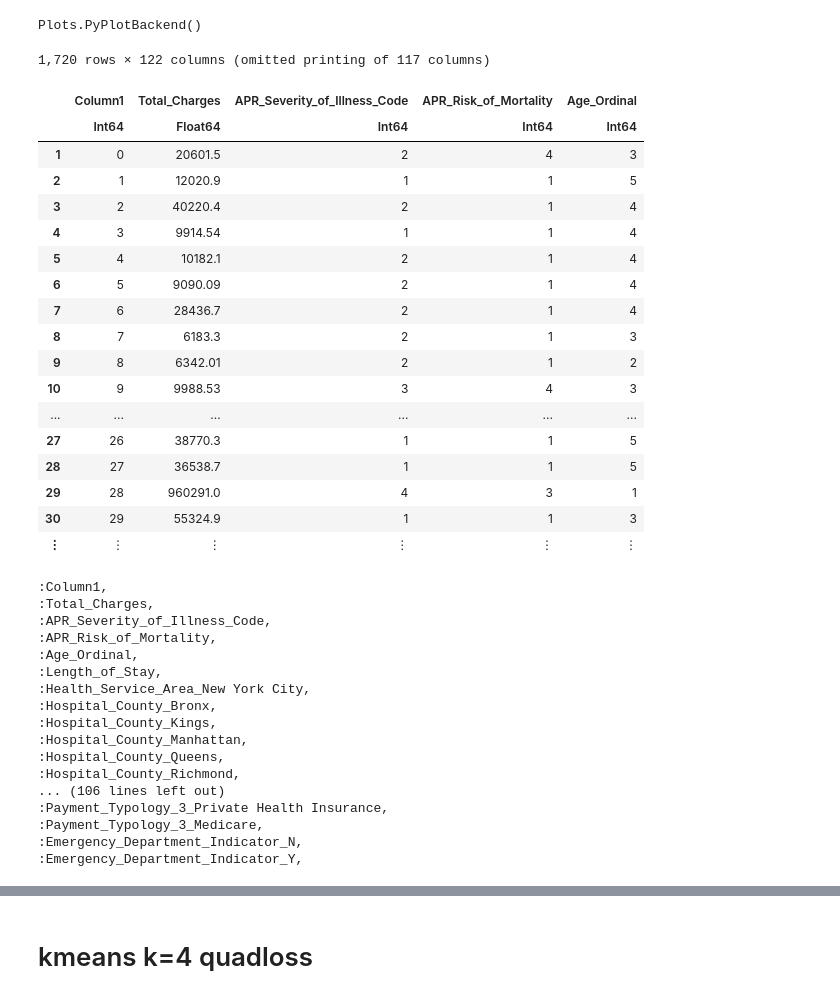
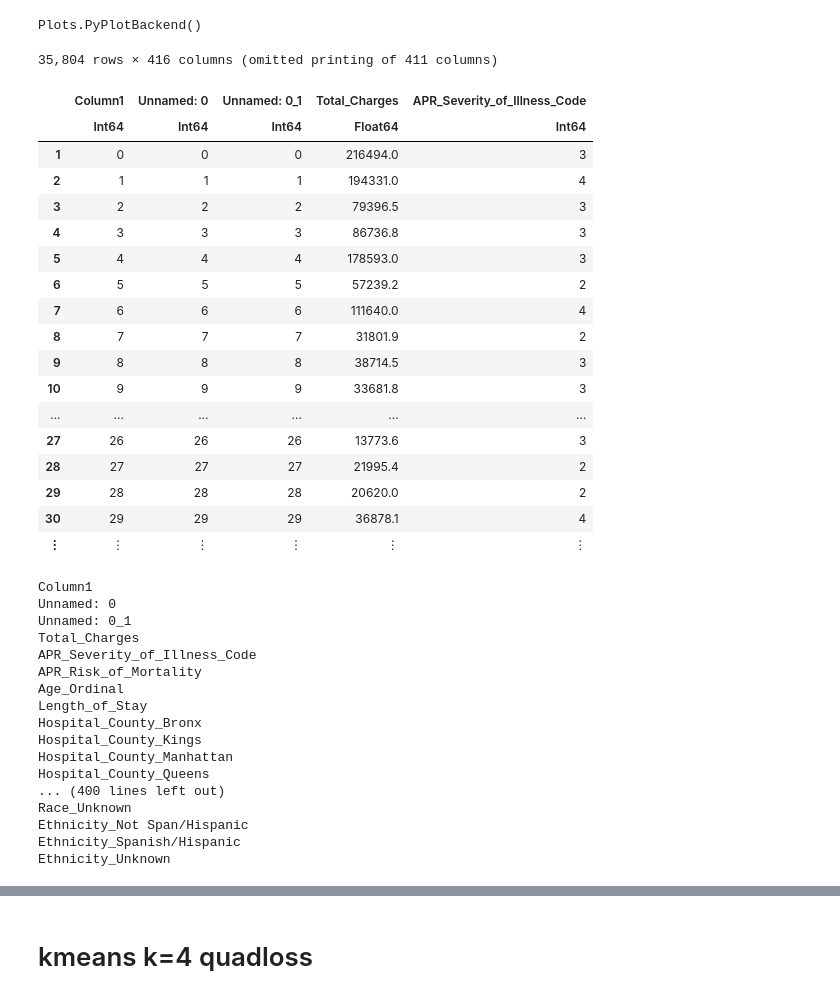
Before and after one commit to kathy908000/Population-Segmentation-For-Health-System-Management, a Jupyter notebook: code/cancer_glrm.ipynb, the cells around one changed output, grey strips where cells are left out. Cells and saved outputs as stored; diff of their text form; code cells hidden in the pictures.

Commit message:
cancer glrm 15000 rows

```diff
--- a/code/cancer_glrm.ipynb
+++ b/code/cancer_glrm.ipynb
@@ -24,47 +24,49 @@ pyplot()
 Plots.PyPlotBackend()
 # %%
 df2 = CSV.read("../data/NYC_SPARCS_cancer.csv")
-df = CSV.read("../data/SPARCS_cancer_binary.csv")
-dfk = CSV.read("../data/SPARCS_kidney_cancer_binary.csv")
+#df = CSV.read("../data/SPARCS_cancer_binary.csv")
+#dfk = CSV.read("../data/SPARCS_kidney_cancer_binary.csv")
+dffin = CSV.read("../data/cancer_binary_fin2.csv")
 # %% [output]
-1,720 rows × 122 columns (omitted printing of 117 columns)
+35,804 rows × 416 columns (omitted printing of 411 columns)
-|  | Column1 | Total_Charges | APR_Severity_of_Illness_Code | APR_Risk_of_Mortality | Age_Ordinal |
-|  | Int64 | Float64 | Int64 | Int64 | Int64 |
-| 1 | 0 | 20601.5 | 2 | 4 | 3 |
-| 2 | 1 | 12020.9 | 1 | 1 | 5 |
-| 3 | 2 | 40220.4 | 2 | 1 | 4 |
-| 4 | 3 | 9914.54 | 1 | 1 | 4 |
-| 5 | 4 | 10182.1 | 2 | 1 | 4 |
-| 6 | 5 | 9090.09 | 2 | 1 | 4 |
-| 7 | 6 | 28436.7 | 2 | 1 | 4 |
-| 8 | 7 | 6183.3 | 2 | 1 | 3 |
-| 9 | 8 | 6342.01 | 2 | 1 | 2 |
-| 10 | 9 | 9988.53 | 3 | 4 | 3 |
+|  | Column1 | Unnamed: 0 | Unnamed: 0_1 | Total_Charges | APR_Severity_of_Illness_Code |
+|  | Int64 | Int64 | Int64 | Float64 | Int64 |
+| 1 | 0 | 0 | 0 | 216494.0 | 3 |
+| 2 | 1 | 1 | 1 | 194331.0 | 4 |
+| 3 | 2 | 2 | 2 | 79396.5 | 3 |
+| 4 | 3 | 3 | 3 | 86736.8 | 3 |
+| 5 | 4 | 4 | 4 | 178593.0 | 3 |
+| 6 | 5 | 5 | 5 | 57239.2 | 2 |
+| 7 | 6 | 6 | 6 | 111640.0 | 4 |
+| 8 | 7 | 7 | 7 | 31801.9 | 2 |
+| 9 | 8 | 8 | 8 | 38714.5 | 3 |
+| 10 | 9 | 9 | 9 | 33681.8 | 3 |
 | ... | ... | ... | ... | ... | ... |
-| 27 | 26 | 38770.3 | 1 | 1 | 5 |
-| 28 | 27 | 36538.7 | 1 | 1 | 5 |
-| 29 | 28 | 960291.0 | 4 | 3 | 1 |
-| 30 | 29 | 55324.9 | 1 | 1 | 3 |
+| 27 | 26 | 26 | 26 | 13773.6 | 3 |
+| 28 | 27 | 27 | 27 | 21995.4 | 2 |
+| 29 | 28 | 28 | 28 | 20620.0 | 2 |
+| 30 | 29 | 29 | 29 | 36878.1 | 4 |
 | ⋮ | ⋮ | ⋮ | ⋮ | ⋮ | ⋮ |
 # %%
-for name in names(dfk)
-    println(":", name, ", ")
+for name in names(dffin)
+    println(name)
 end
+#replace("GFG is a CS portal.", "CS" => "Computer Science")
 # %% [output]
-:Column1,
-:Total_Charges,
-:APR_Severity_of_Illness_Code,
-:APR_Risk_of_Mortality,
-:Age_Ordinal,
-:Length_of_Stay,
-:Health_Service_Area_New York City,
-:Hospital_County_Bronx,
-:Hospital_County_Kings,
-:Hospital_County_Manhattan,
-:Hospital_County_Queens,
-:Hospital_County_Richmond,
-... (106 lines left out)
-:Payment_Typology_3_Private Health Insurance,
-:Payment_Typology_3_Medicare,
-:Emergency_Department_Indicator_N,
-:Emergency_Department_Indicator_Y,
+Column1
+Unnamed: 0
+Unnamed: 0_1
+Total_Charges
+APR_Severity_of_Illness_Code
+APR_Risk_of_Mortality
+Age_Ordinal
+Length_of_Stay
+Hospital_County_Bronx
+Hospital_County_Kings
+Hospital_County_Manhattan
+Hospital_County_Queens
+... (400 lines left out)
+Race_Unknown
+Ethnicity_Not Span/Hispanic
+Ethnicity_Spanish/Hispanic
+Ethnicity_Unknown
```
Also changed, not shown: parts of 48 cells of this notebook.
